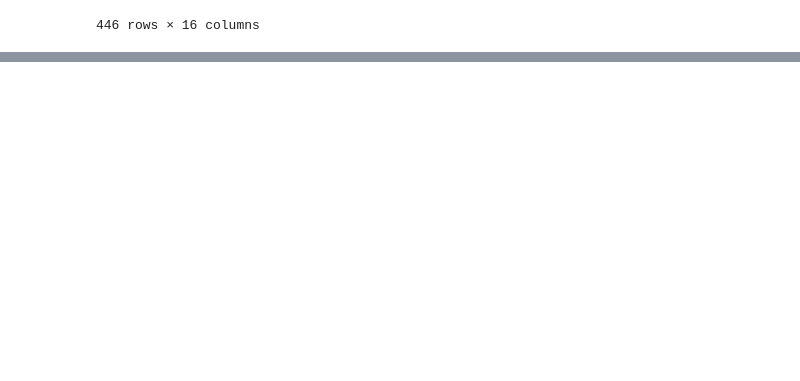
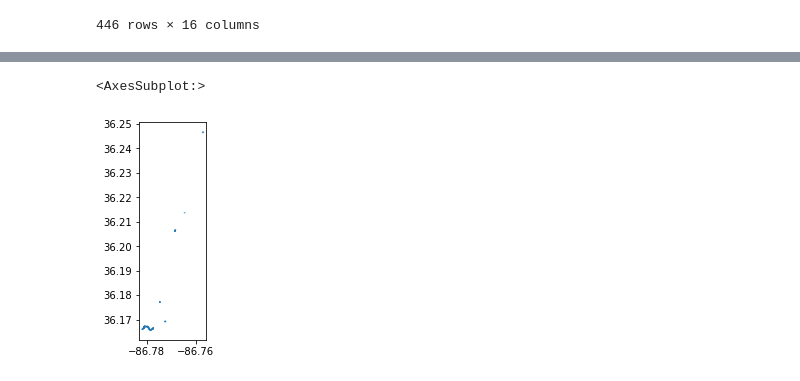
Before and after one commit to patlyons/wego-hades, a Jupyter notebook: notebooks/inbound_peak_wego_dc.ipynb, the cells around one changed output, grey strips where cells are left out. Drawn from its saved outputs; the diff is of its cells as text; code cells hidden in the pictures; blank space fills up the shorter version.

```diff
--- a/notebooks/wego_dc.ipynb
+++ b/notebooks/inbound_peak_wego_dc.ipynb
@@ -992,0 +691,3 @@ AttributeError: 'GeoDataFrame' object has no attribute 'GeoDataFrame'
+# %%
+slow_am_inschool = am_inschool.loc[am_inschool['percent20Secs'] > 2.601]
+slow_am_inschool.sort_values('percent20Secs', ascending = False)
@@ -992,0 +769,5 @@ AttributeError: 'GeoDataFrame' object has no attribute 'GeoDataFrame'
+# %%
+slow_am_inschool.plot()
+# %% [output]
+<AxesSubplot:>
+[figure, added]
```
Also changed, not shown: parts of 106 cells of this notebook, 3 other files.
